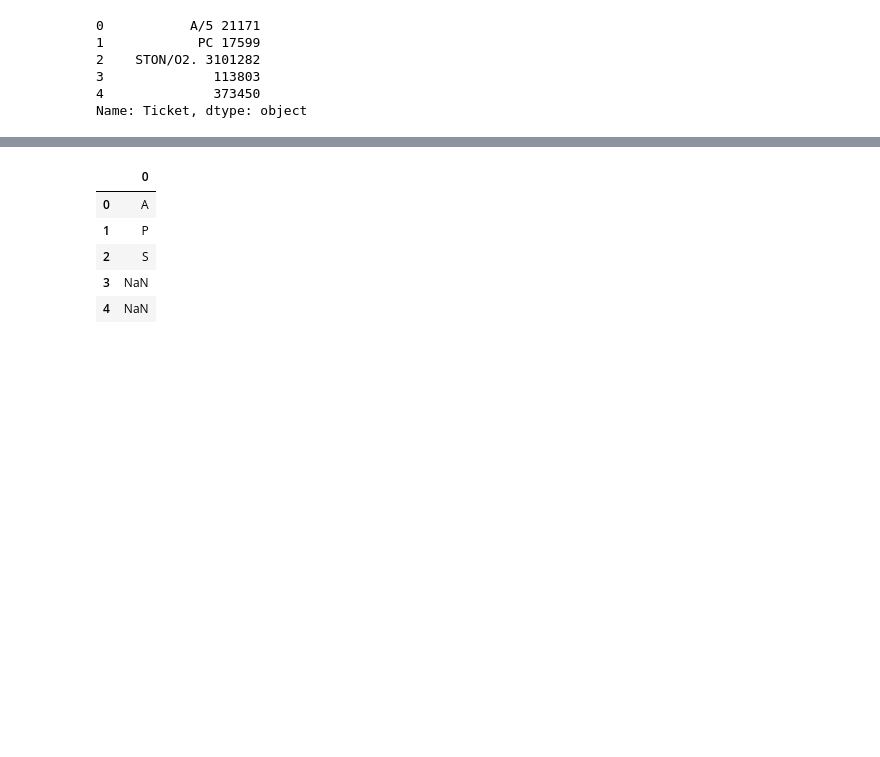
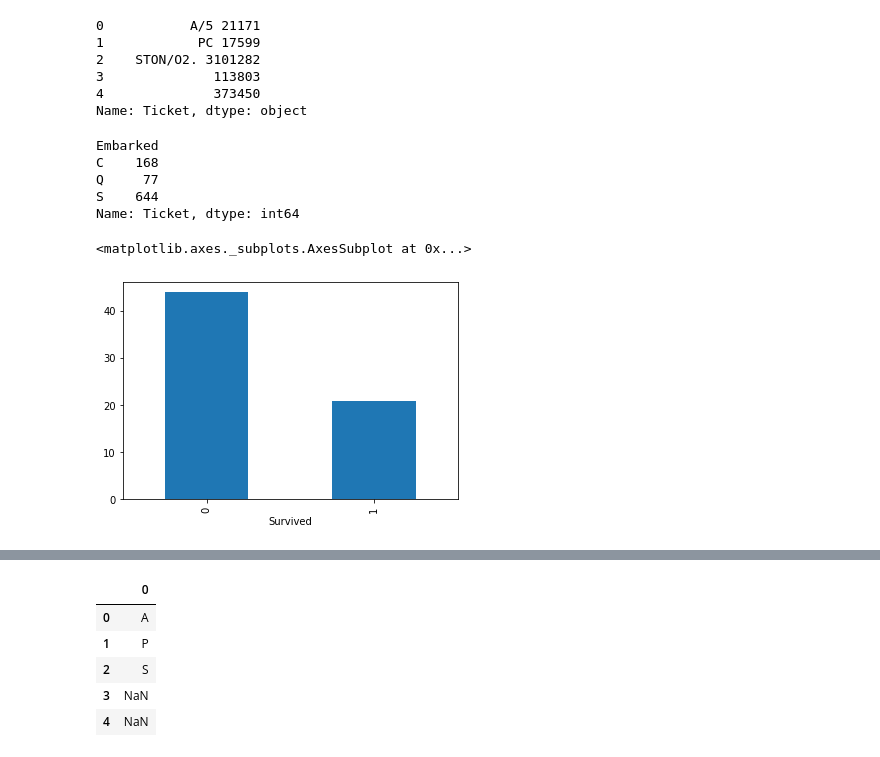
Before and after one commit to diegopmayer/titanic_solution_ml, a Jupyter notebook: machine_learning/titanic_line_thinking_II.ipynb, the cells around one changed output, grey strips where cells are left out. Saved outputs shown, nothing was run; the diff lists cells and outputs as text; code cells hidden in the pictures; blank space fills up the shorter version.

```diff
--- a/machine_learning/titanic_line_thinking_II.ipynb
+++ b/machine_learning/titanic_line_thinking_II.ipynb
@@ -523,3 +541,16 @@ df_train.Ticket.head()
 3              113803
 4              373450
 Name: Ticket, dtype: object
+# %%
+df_train.Ticket.groupby(df_train.Embarked).count()
+# %% [output]
+Embarked
+C    168
+Q     77
+S    644
+Name: Ticket, dtype: int64
+# %%
+df_train.Survived[df_train.Ticket.str.startswith('S')].groupby(df_train.Survived).count().plot(kind='bar')
+# %% [output]
+<matplotlib.axes._subplots.AxesSubplot at 0x...>
+[figure, added]
```
Also changed, not shown: parts of 4 cells of this notebook, 10 other files.
